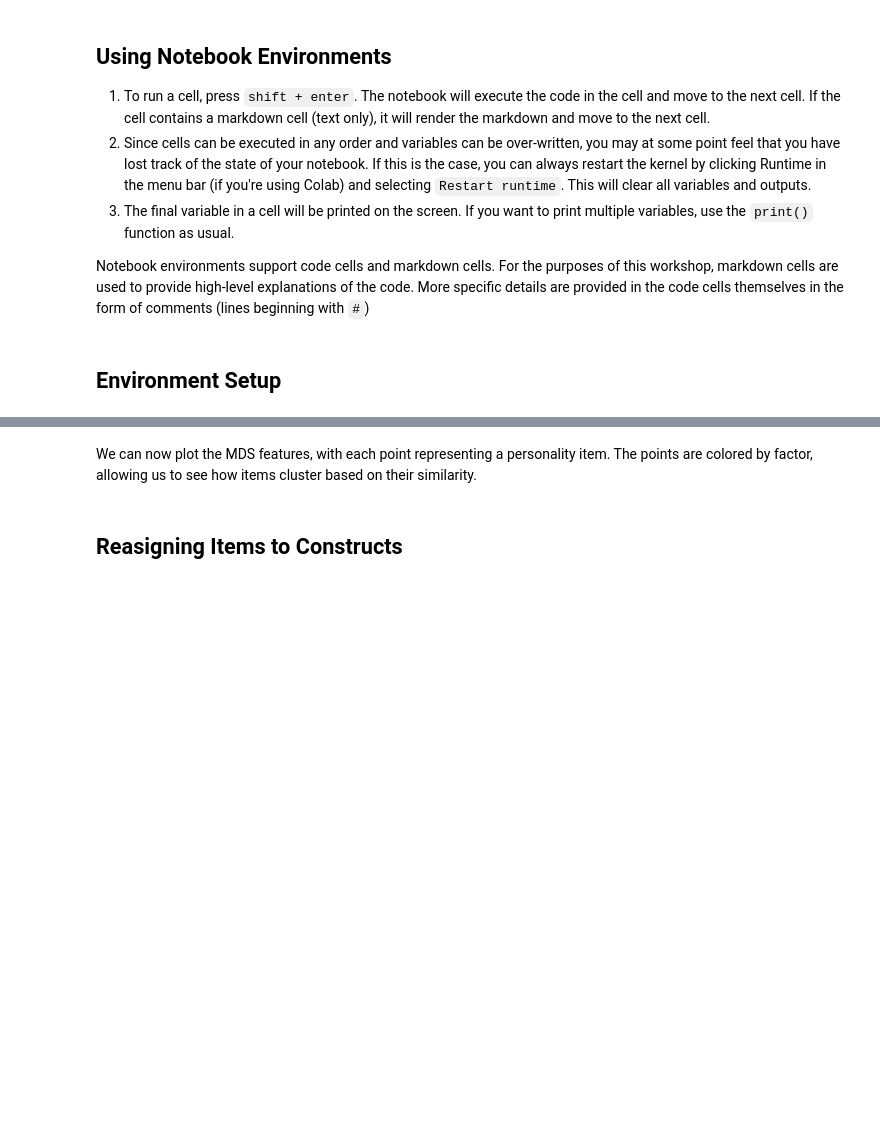
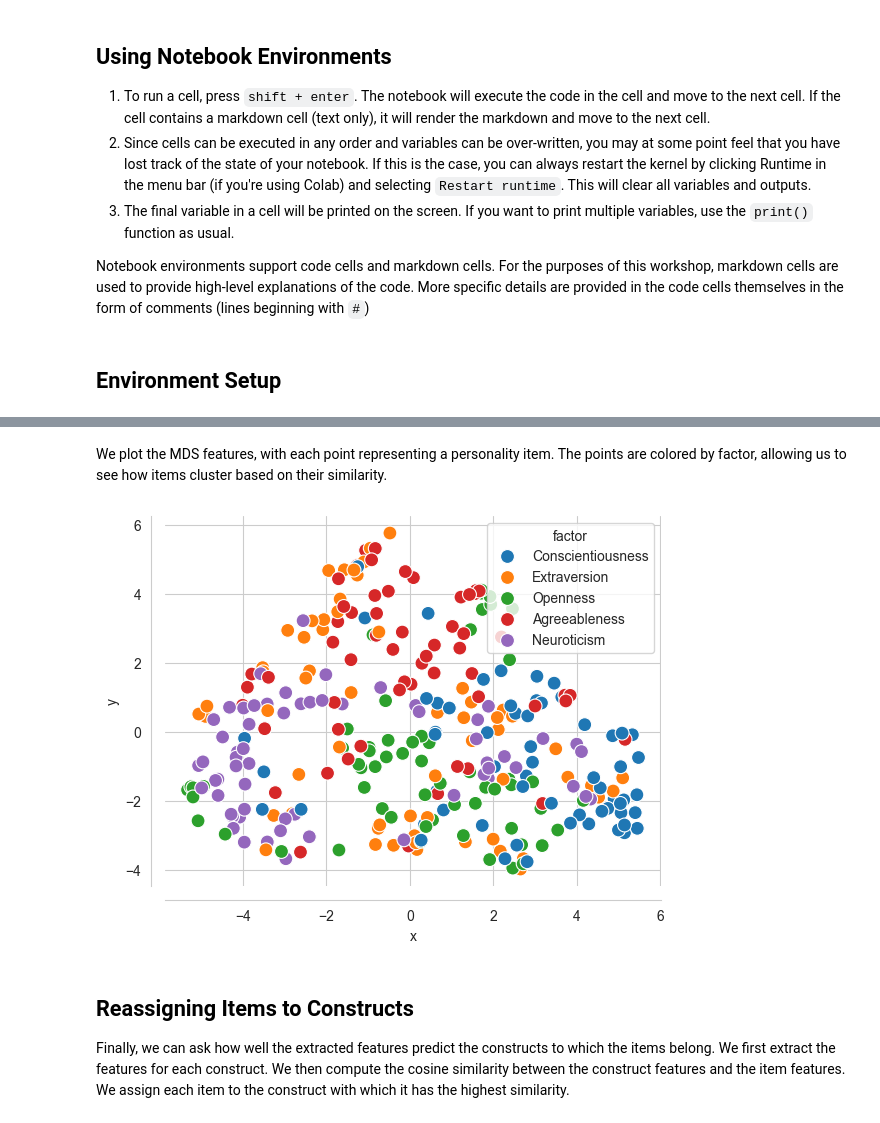
Before and after one commit to Zak-Hussain/LLM4BeSci_GSERM2024, a Jupyter notebook: day_2/day_2.ipynb, the cells around one changed output, grey strips where cells are left out. Saved outputs shown, nothing was run; the diff lists cells and outputs as text; code cells hidden in the pictures; blank space fills up the shorter version.

```diff
--- a/day_2/day_2.ipynb
+++ b/day_2/day_2.ipynb
@@ -81,0 +175,10 @@ print(f'r of absolute values: {predicted_sims_flat.abs().corr(observed_sims_flat
+# %%
+# Initialize MDS model
+pac = PaCMAP(n_components=2, random_state=42)
+
+# Fit and transform similarity matrix
+pac_features = pac.fit_transform(item_features)
+
+# Convert features to DataFrame
+pac_features = pd.DataFrame(pac_features, columns=['x', 'y'])
+pac_features
@@ -81,0 +201,5 @@ print(f'r of absolute values: {predicted_sims_flat.abs().corr(observed_sims_flat
+# %%
+# Adding personality factors to MDS features
+pac_features['factor'] = personality['factor']
+pac_features['item'] = personality['item']
+pac_features
@@ -82,16 +220,8 @@ print(f'r of absolute values: {predicted_sims_flat.abs().corr(observed_sims_flat
+# %% [markdown]
+We plot the MDS features, with each point representing a personality item. The points are colored by factor, allowing us to see how items cluster based on their similarity.
 # %%
-# Initialize MDS model
-pac = PaCMAP(n_components=2, random_state=42)
-
-# Fit and transform similarity matrix
-mds_features = pac.fit_transform(item_features)
-
-# Convert features to DataFrame
-mds_features = pd.DataFrame(mds_features, columns=['x', 'y'])
-
-# Adding personality factors to MDS features
-mds_features['factor'] = personality['factor']
-mds_features.index = personality['item']
-mds_features
+# Plot MDS features
+sns.scatterplot(data=pac_features, x='x', y='y', hue='factor', s=100)
+sns.despine(offset=10)
+# %% [output]
+[figure, added]
-# %% [markdown]
-We can now plot the MDS features, with each point representing a personality item. The points are colored by factor, allowing us to see how items cluster based on their similarity.
@@ -102,5 +228,6 @@ sns.despine(offset=10)
 # %% [markdown]
-## Reasigning Items to Constructs
+## Reassigning Items to Constructs
+Finally, we can ask how well the extracted features predict the constructs to which the items belong. We first extract the features for each construct. We then compute the cosine similarity between the construct features and the item features. We assign each item to the construct with which it has the highest similarity.
 # %%
 # Extracting construct features
 constructs = personality['construct'].unique()
```
Also changed, not shown: parts of 30 cells of this notebook.
